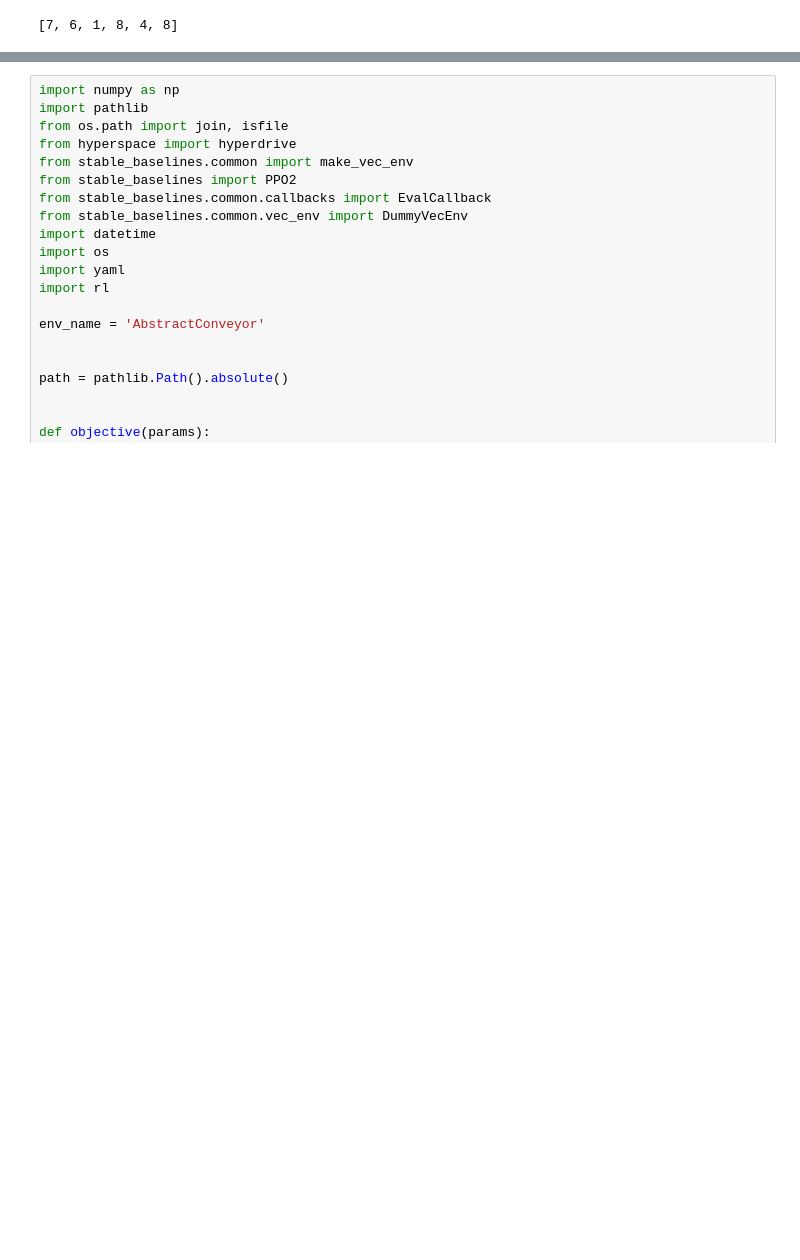
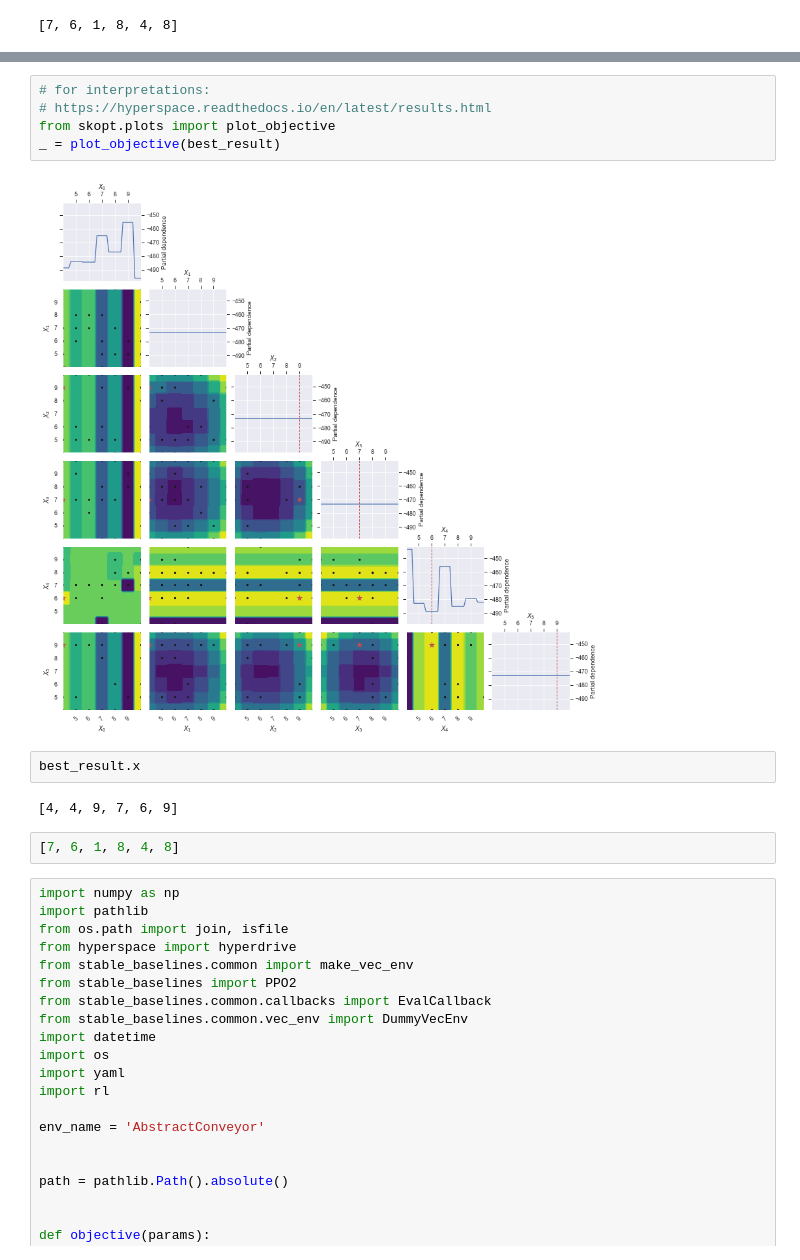
Before and after one commit to VincentFokker/RL, a Jupyter notebook: HyperParameter Tuning.ipynb, the cells around one changed output, grey strips where cells are left out. Cells and saved outputs as stored; diff of their text form; blank space fills up the shorter version.

```diff
--- a/HyperParameter Tuning.ipynb
+++ b/HyperParameter Tuning.ipynb
@@ -31,3 +50,16 @@ best_result.x
+# %%
+# for interpretations:
+# https://hyperspace.readthedocs.io/en/latest/results.html
+from skopt.plots import plot_objective
+_ = plot_objective(best_result)
+# %% [output]
+[figure, added]
+# %%
+best_result.x
+# %% [output]
+[4, 4, 9, 7, 6, 9]
+# %%
+[7, 6, 1, 8, 4, 8]
 # %%
 import numpy as np
 import pathlib
```
Also changed, not shown: parts of 7 cells of this notebook, 9 other files.
